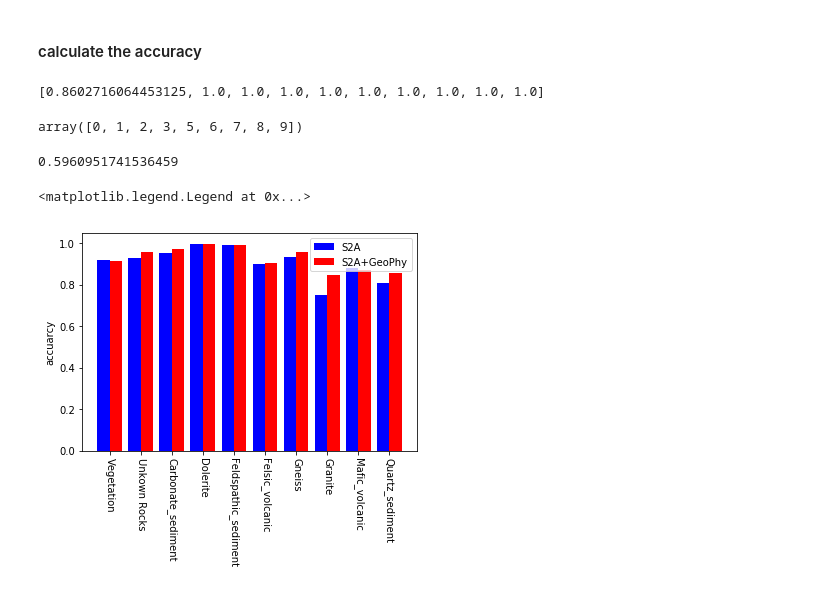
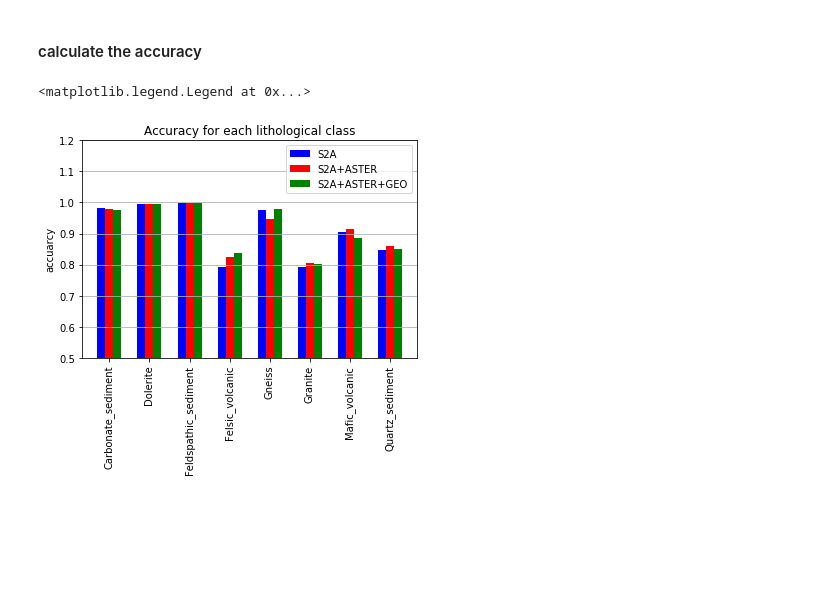
Before and after one commit to chenyz0601/DL-RockClassification, a Jupyter notebook: test.ipynb, the cells around one changed output. Saved outputs shown, nothing was run; the diff lists cells and outputs as text; code cells hidden in the pictures; blank space fills up the shorter version.

```diff
--- a/test.ipynb
+++ b/test.ipynb
@@ -225,26 +232,21 @@ def acc_cls(ppreds, yy):
         acc_cls.append(np.where(preds == y)[0].shape[0]/y.shape[0])
     return acc_cls
 # %%
-acc_cls_s = acc_cls(p2, Y)
+acc_cls_s = acc_cls(p1, Y)
-# %%
-acc_cls_s
-# %% [output]
-[0.8602716064453125, 1.0, 1.0, 1.0, 1.0, 1.0, 1.0, 1.0, 1.0, 1.0]
-# %%
-np.unique(p1)
-# %% [output]
-array([0, 1, 2, 3, 5, 6, 7, 8, 9])
-# %%
-np.where(p3 == Y)[0].shape[0] / Y.shape[0]
-# %% [output]
-0.5960951741536459
+# %%
+acc_cls_sa = acc_cls(p2, Y)
+acc_cls_sag = acc_cls(p3, Y)
 # %%
 ax = plt.subplot(111)
-ax.bar(np.arange(10)-0.2, acc_cls_s, width=0.4, color='b', align='center', label='S2A')
-ax.bar(np.arange(10)+0.2, acc_cls_sg, width=0.4, color='r', align='center', label='S2A+GeoPhy')
-plt.xticks(np.arange(10), cls_names, rotation=270)
+plt.ylim(0.5, 1.2)
+ax.bar(np.arange(8)-0.2, acc_cls_s[2:], width=0.2, color='b', align='center', label='S2A')
+ax.bar(np.arange(8), acc_cls_sa[2:], width=0.2, color='r', align='center', label='S2A+ASTER')
+ax.bar(np.arange(8)+0.2, acc_cls_sag[2:], width=0.2, color='g', align='center', label='S2A+ASTER+GEO')
+plt.xticks(np.arange(8), cls_names[2:], rotation=90)
 plt.ylabel('accuarcy')
+plt.gca().yaxis.grid(True)
+plt.title('Accuracy for each lithological class')
 plt.legend()
 # %% [output]
 <matplotlib.legend.Legend at 0x...>
-[figure, old version]
+[figure, new version]
```
Also changed, not shown: parts of 3 cells of this notebook, 1 other file.
